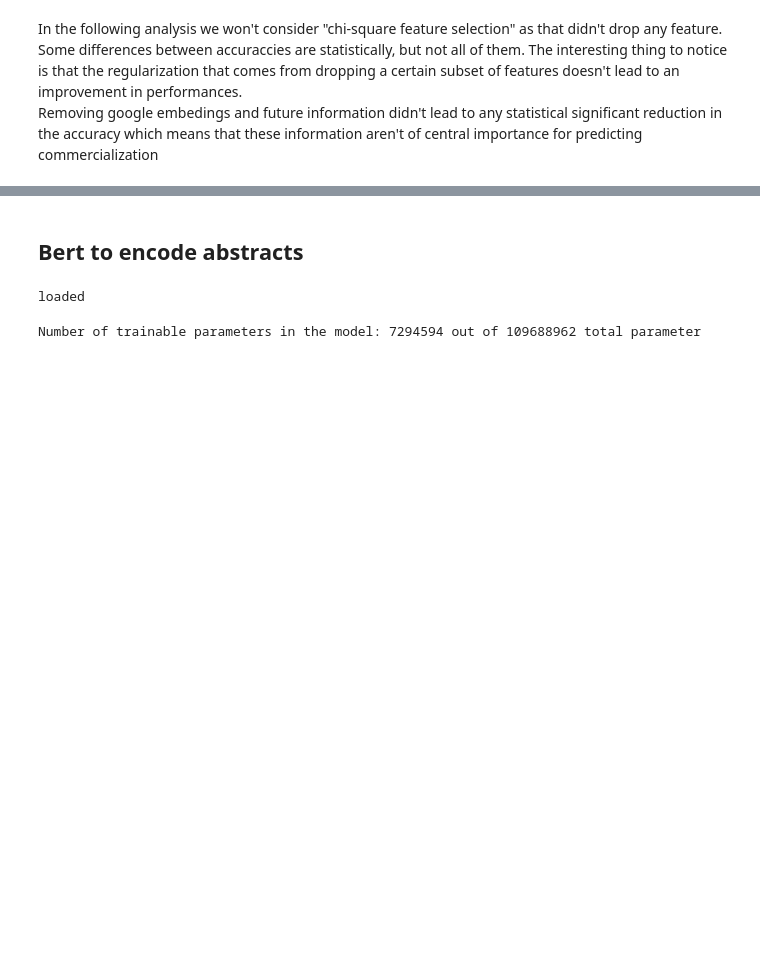
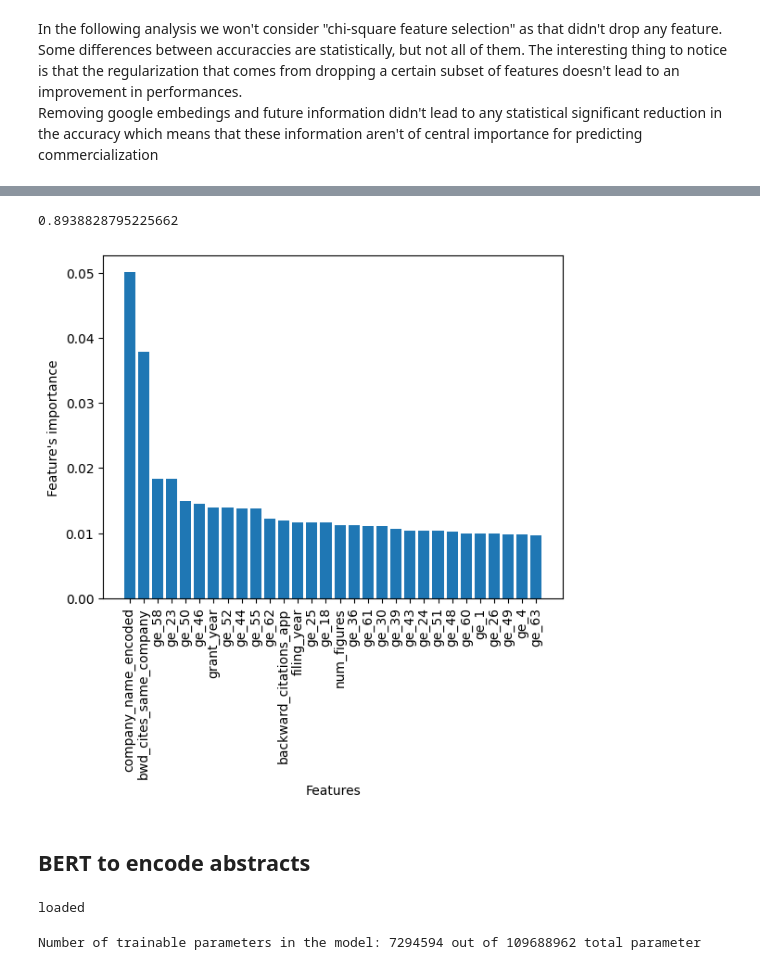
Before and after one commit to CS-433/ml-project-2-svm, a Jupyter notebook: main.ipynb, the cells around one changed output, grey strips where cells are left out. Saved outputs shown, nothing was run; the diff lists cells and outputs as text; code cells hidden in the pictures; blank space fills up the shorter version.

```diff
--- a/main.ipynb
+++ b/main.ipynb
@@ -708,5 +627,12 @@ plt.show()
+# %%
+# withouth future information and VPM scores
+
+plot_features_importance(df_no_future_vpm, X_test, y_train, y_test, future_info_vpm)
+# %% [output]
+0.8938828795225662
+[figure, added]
 # %% [markdown]
-## Bert to encode abstracts
+## BERT to encode abstracts
 # %%
 # Define your dataset class
 class CustomDataset(Dataset):
```
Also changed, not shown: parts of 37 cells of this notebook, 5 other files.
